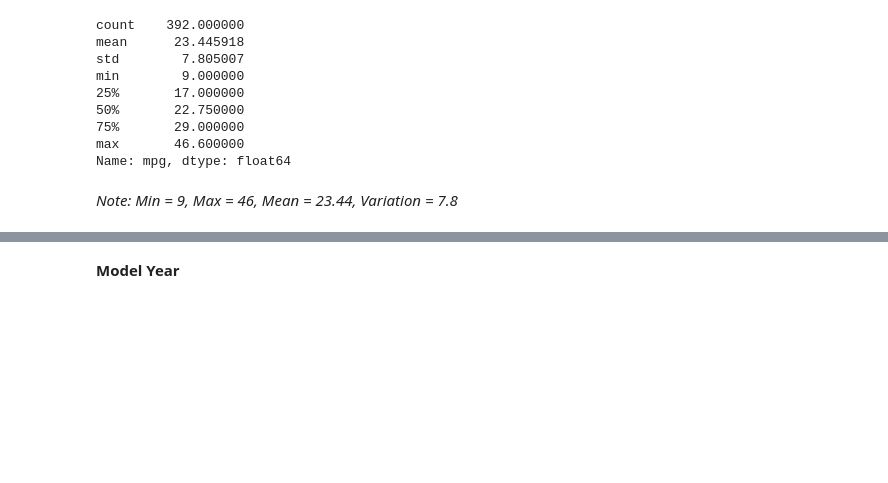
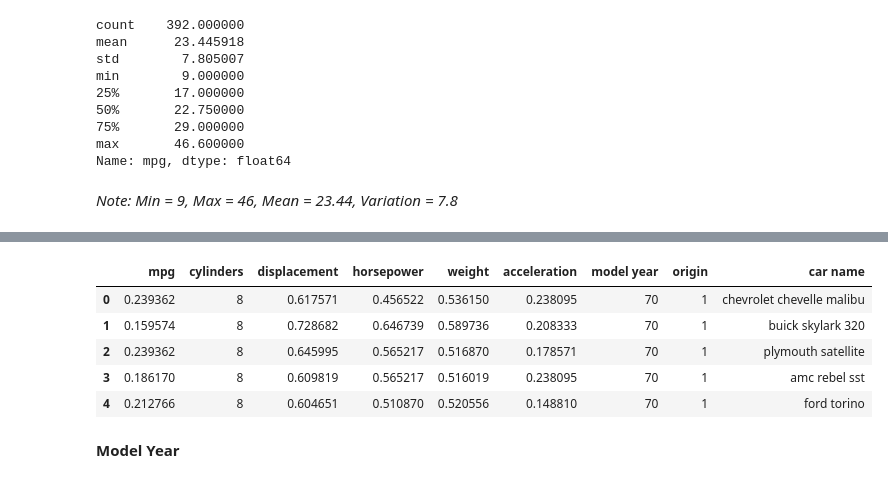
Before and after one commit to samgarcia3/Auto-MPG-Analysis, a Jupyter notebook: Auto_mpg.ipynb, the cells around one changed output, grey strips where cells are left out. Drawn from its saved outputs; the diff is of its cells as text; code cells hidden in the pictures; blank space fills up the shorter version.

```diff
--- a/Auto_mpg.ipynb
+++ b/Auto_mpg.ipynb
@@ -247,0 +254,4 @@ Kurtosis: -0.510781
+# %%
+def scale(a):
+    b = (a-a.min())/(a.max()-a.min())
+    return b
@@ -248,3 +260,20 @@ Kurtosis: -0.510781
+# %%
+data_scale = clean_mpg.copy()
+# %%
+data_scale ['displacement'] = scale(data_scale['displacement'])
+data_scale['horsepower'] = scale(data_scale['horsepower'])
+data_scale ['acceleration'] = scale(data_scale['acceleration'])
+data_scale ['weight'] = scale(data_scale['weight'])
+data_scale['mpg'] = scale(data_scale['mpg'])
+# %%
+data_scale.head()
+# %% [output]
+|  | mpg | cylinders | displacement | horsepower | weight | acceleration | model year | origin | car name |
+| 0 | 0.239362 | 8 | 0.617571 | 0.456522 | 0.536150 | 0.238095 | 70 | 1 | chevrolet chevelle malibu |
+| 1 | 0.159574 | 8 | 0.728682 | 0.646739 | 0.589736 | 0.208333 | 70 | 1 | buick skylark 320 |
+| 2 | 0.239362 | 8 | 0.645995 | 0.565217 | 0.516870 | 0.178571 | 70 | 1 | plymouth satellite |
+| 3 | 0.186170 | 8 | 0.609819 | 0.565217 | 0.516019 | 0.238095 | 70 | 1 | amc rebel sst |
+| 4 | 0.212766 | 8 | 0.604651 | 0.510870 | 0.520556 | 0.148810 | 70 | 1 | ford torino |
 # %% [markdown]
 
 **Model Year**
```
Also changed, not shown: parts of 10 cells of this notebook.
